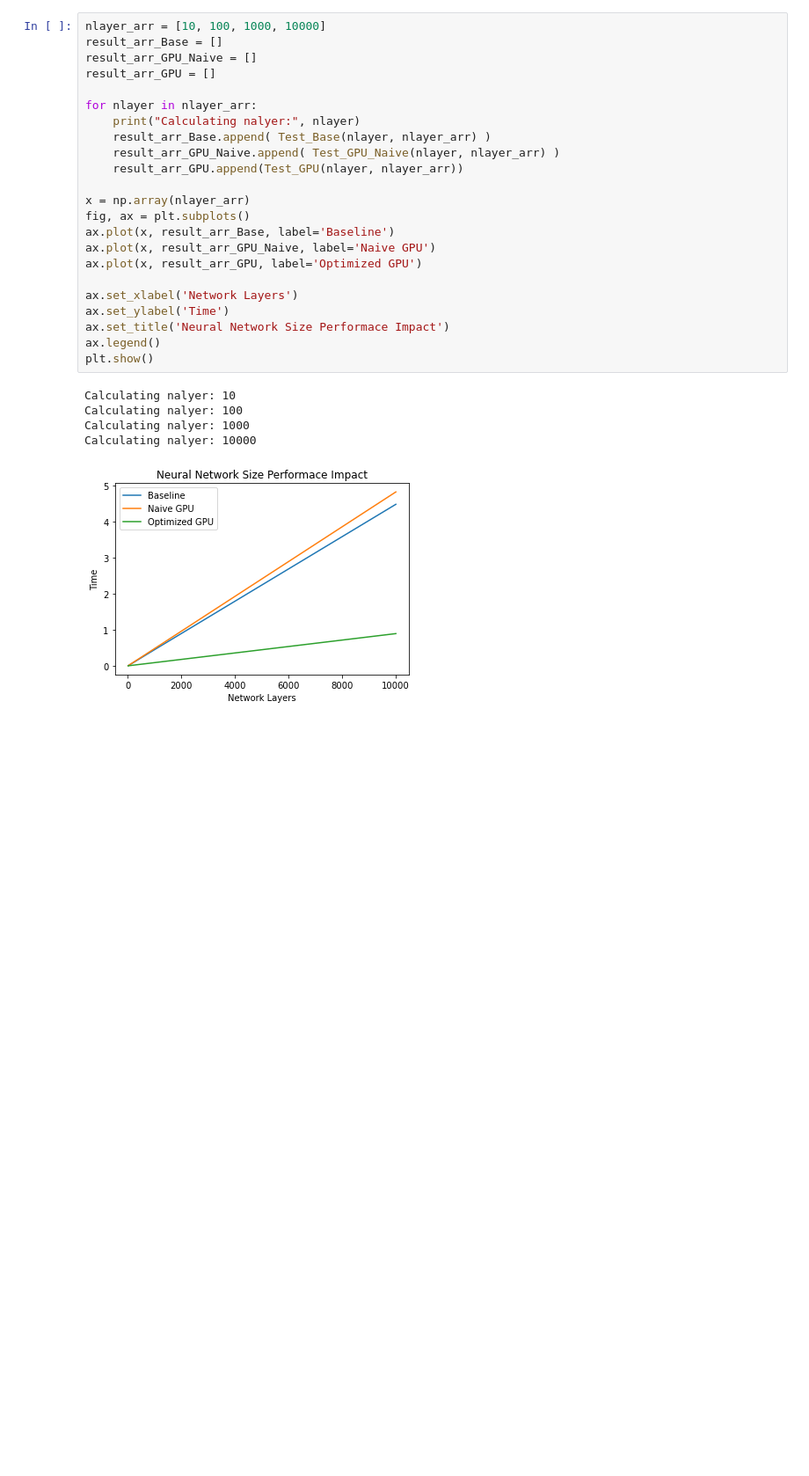
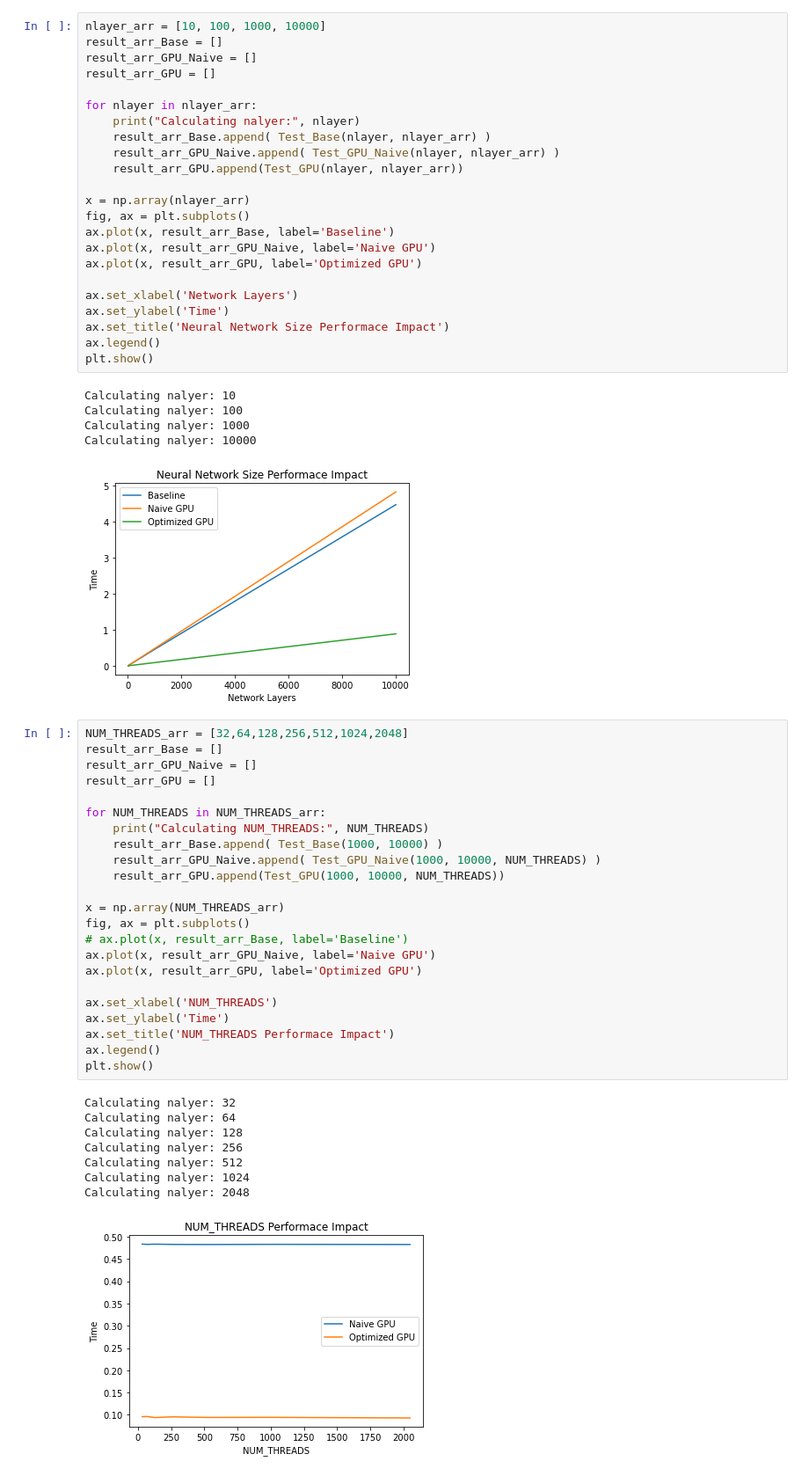
Before and after one commit to Depetrol/ScaleAI, a Jupyter notebook: performance.ipynb, the cells around one changed output. Shown at 88% size. Drawn from its saved outputs; the diff is of its cells as text; blank space fills up the shorter version.

```diff
--- a/performance.ipynb
+++ b/performance.ipynb
@@ -148,3 +148,35 @@ Calculating nalyer: 100
 Calculating nalyer: 1000
 Calculating nalyer: 10000
 [figure]
+# %%
+NUM_THREADS_arr = [32,64,128,256,512,1024,2048]
+result_arr_Base = []
+result_arr_GPU_Naive = []
+result_arr_GPU = []
+
+for NUM_THREADS in NUM_THREADS_arr:
+    print("Calculating NUM_THREADS:", NUM_THREADS)
+    result_arr_Base.append( Test_Base(1000, 10000) )
+    result_arr_GPU_Naive.append( Test_GPU_Naive(1000, 10000, NUM_THREADS) )
+    result_arr_GPU.append(Test_GPU(1000, 10000, NUM_THREADS))
+
+x = np.array(NUM_THREADS_arr)
+fig, ax = plt.subplots()
+# ax.plot(x, result_arr_Base, label='Baseline')
+ax.plot(x, result_arr_GPU_Naive, label='Naive GPU')
+ax.plot(x, result_arr_GPU, label='Optimized GPU')
+
+ax.set_xlabel('NUM_THREADS')
+ax.set_ylabel('Time')
+ax.set_title('NUM_THREADS Performace Impact')
+ax.legend()
+plt.show()
+# %% [output]
+Calculating nalyer: 32
+Calculating nalyer: 64
+Calculating nalyer: 128
+Calculating nalyer: 256
+Calculating nalyer: 512
+Calculating nalyer: 1024
+Calculating nalyer: 2048
+[figure, added]
```
Also changed, not shown: parts of 3 cells of this notebook.
